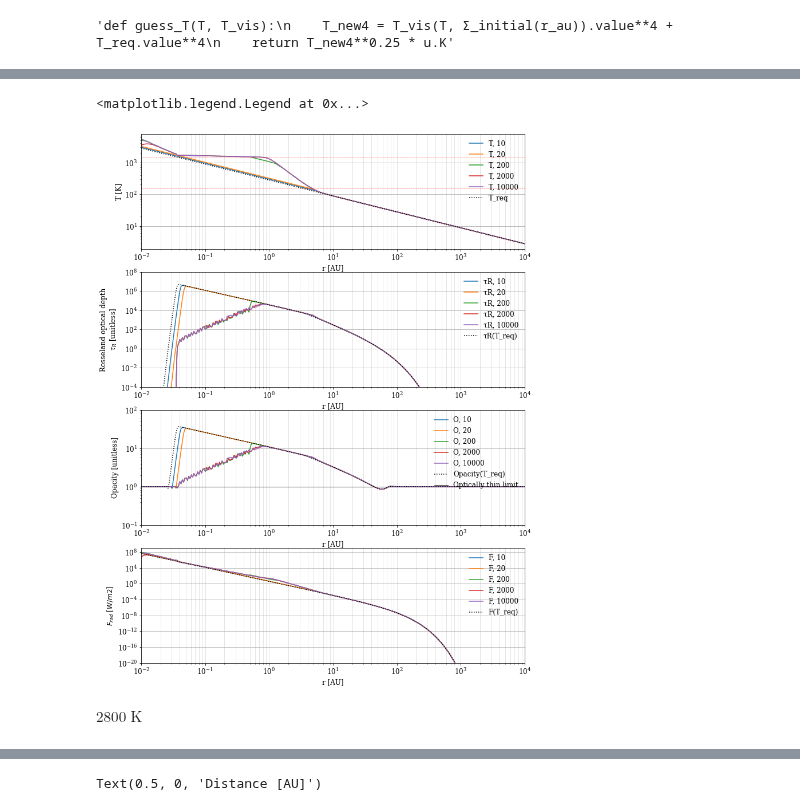
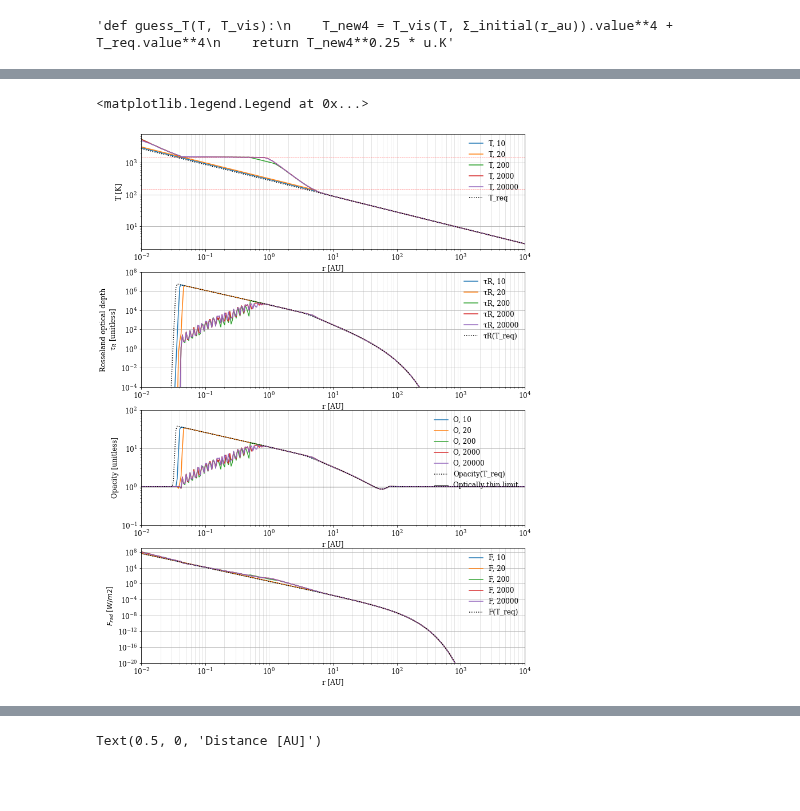
Before and after one commit to agent031/bachelor_code, a Jupyter notebook: Testing_values_T0/combined_temp_strongDW.ipynb, the cells around one changed output, grey strips where cells are left out. Cells and saved outputs as stored; diff of their text form; code cells hidden in the pictures; blank space fills up the shorter version.

```diff
--- a/Testing_values_T0/combined_temp_strongDW.ipynb
+++ b/Testing_values_T0/combined_temp_strongDW.ipynb
@@ -213,48 +213,44 @@ def find_temp(iterations, T0, T_vis):
         T_list.append(T_damp)
     return T_list
 # %%
-T_list = find_temp(10001, T_req, T_vis_strongDW)
+T_list = find_temp(20001, T_req, T_vis_strongDW)
 # %%
 fig, axs = plt.subplots(4,1, figsize = (12,17))
 for ax in axs:
     ax.grid(which = 'major', axis= 'y')
     ax.grid(which = 'both', axis= 'x', alpha = 0.4)
 
-iterations_to_plot = np.array([10, 20, 200, 2000, 10000])
+iterations_to_plot = np.array([10, 20, 200, 2000, 20000])
 for i in iterations_to_plot:
     axs[0].loglog(r_au, T_list[i], label = f'T, {i}')
     if i == len(iterations_to_plot):
         axs[0].loglog(r_au, T_list[i + 1], label = f'T, {i + 1}', c = 'blue', lw = 0.7)
     axs[1].loglog(r_au, tau_R(T_list[i], Σ_initial(r_au)), label = f'τR, {i}')
     axs[2].loglog(r_au, opacity(T_list[i], Σ_initial(r_au)), label = f'O, {i}')
     axs[3].loglog(r_au, F_rad_strongDW(T_list[i], Σ_initial(r_au)), label = f'F, {i}')
 
 
 axs[0].axhline(1500, c='red', alpha = 0.6, lw = 0.6, ls = '--')
 axs[0].axhline(150, c='red', alpha = 0.6, lw = 0.6, ls = '--')
 axs[0].loglog(r_au, T_req, ls=':', c='black', label = 'T_req')
 axs[1].loglog(r_au, tau_R(T_req, Σ_initial(r_au)), ls=':', c='black', label = 'τR(Τ_req)')
 axs[2].loglog(r_au, opacity(T_req, Σ_initial(r_au)), ls=':', c='black', label = 'Opacity(T_req)')
 axs[2].axhline(1, label = 'Optically thin limit', c='black', lw = 0.8)
 axs[3].loglog(r_au, F_rad_strongDW(T_req, Σ_initial(r_au)), c = 'black', label = 'F(T_req)', ls=':')
 
 
 axs[0].set(ylabel = 'T [K]', xlabel = 'r [AU]', xlim = (0.01, 1e4))
 axs[1].set(ylabel = 'Rosseland optical depth\n$τ_R$ [unitless]', xlabel = 'r [AU]', ylim = (1e-4, 1e8), xlim = (0.01, 1e4))
 axs[2].set(ylabel = 'Opacity [unitless]', xlabel = 'r [AU]', ylim = (1e-1, 1e2), xlim = (0.01, 1e4))
 axs[3].set(ylabel = '$F_{rad}$ [$W/m2$]', xlabel = 'r [AU]', ylim = (1e-20, 1e9), xlim = (0.01, 1e4))
 
 
 axs[0].legend(frameon =False, loc = 'upper right')
 axs[1].legend(frameon =False, loc = 'upper right')
 axs[2].legend(frameon =False, loc = 'upper right')
 axs[3].legend(frameon =False, loc = 'upper right')
 
 #plt.savefig('../graphics/temp_investigation', dpi = 400)
 # %% [output]
 <matplotlib.legend.Legend at 0x...>
-[figure, old version]
+[figure, new version]
-# %%
-np.max(T_req)
-# %% [output]
-$2800 \; \mathrm{K}$
```
Also changed, not shown: parts of 5 cells of this notebook, 7 other files.
